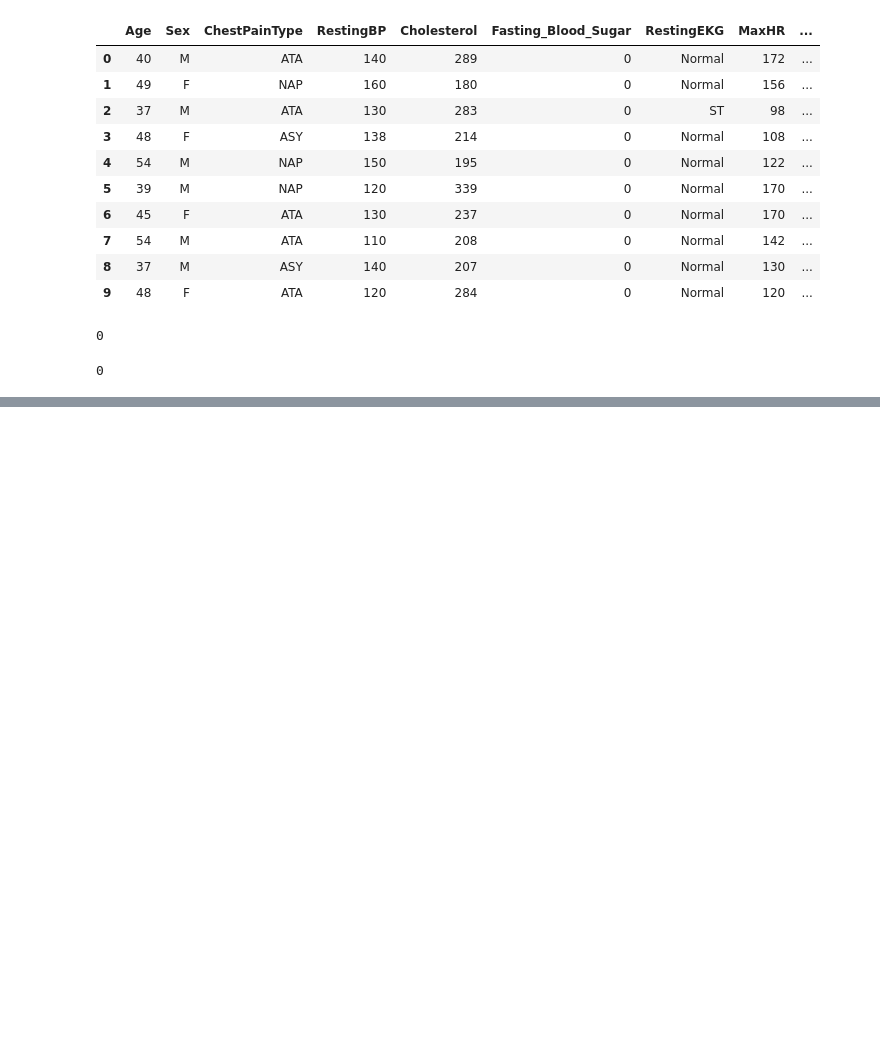
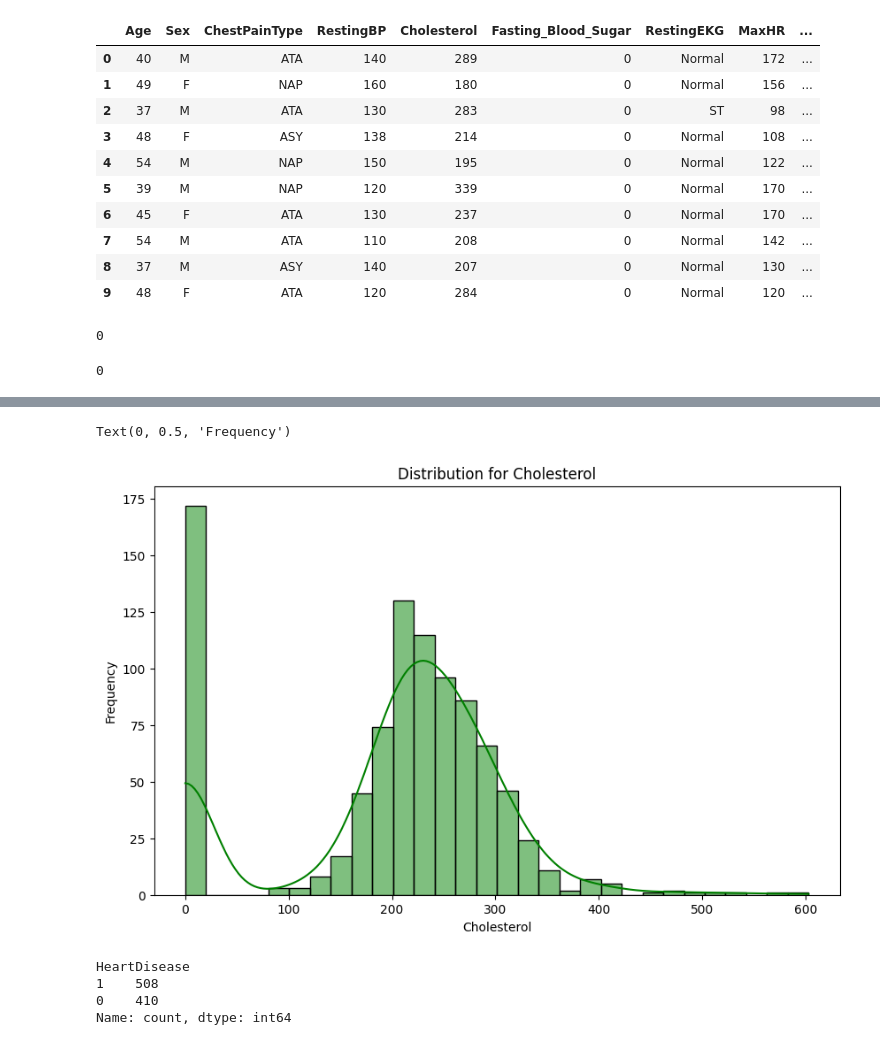
Before and after one commit to nehnehus/heart_failure_dataset, a Jupyter notebook: Notebooks/heart_failure.ipynb, the cells around one changed output, grey strips where cells are left out. Saved outputs shown, nothing was run; the diff lists cells and outputs as text; code cells hidden in the pictures; blank space fills up the shorter version.

```diff
--- a/Notebooks/heart_failure.ipynb
+++ b/Notebooks/heart_failure.ipynb
@@ -202,0 +222,19 @@ print(heart_failure.duplicated().sum())
+# %%
+#Histogram chart of Cholesterol
+plt.figure(figsize=(10,6))
+sns.histplot(heart_failure['Cholesterol'],bins=30, kde=True, color='green')
+plt.title('Distribution for Cholesterol')
+plt.xlabel('Cholesterol')
+plt.ylabel('Frequency')
+# %% [output]
+Text(0, 0.5, 'Frequency')
+[figure, added]
+# %%
+#checking the value counts of heart disease
+target_counts = heart_failure['HeartDisease'].value_counts()
+target_counts
+# %% [output]
+HeartDisease
+1    508
+0    410
+Name: count, dtype: int64
```
Also changed, not shown: parts of 4 cells of this notebook.
